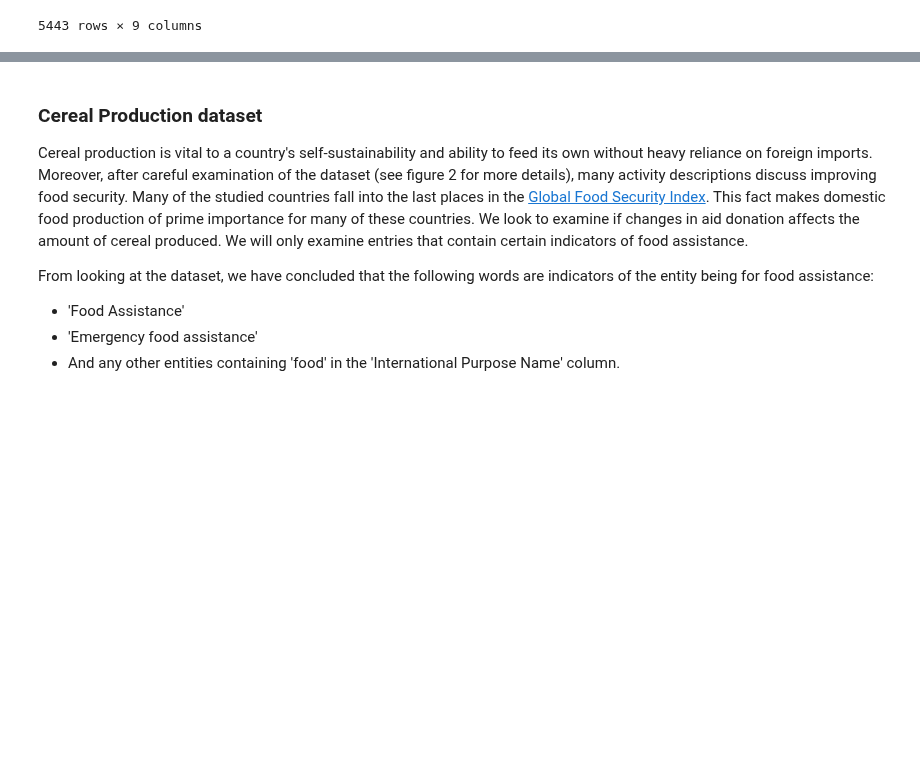
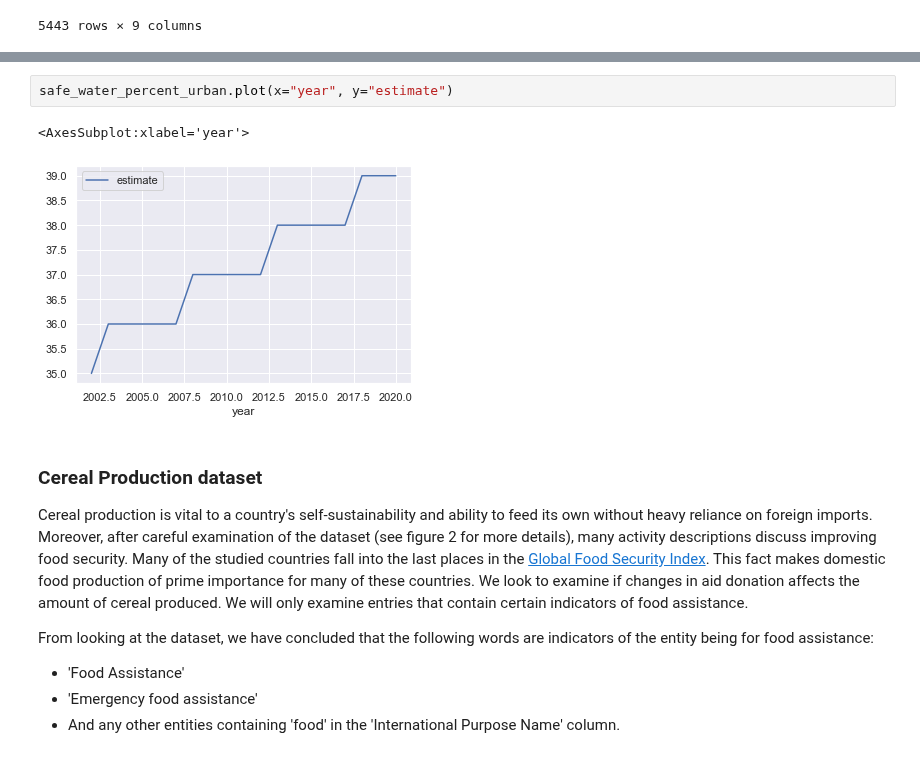
Before and after one commit to chriscallahan99/DataScience_Final_Project, a Jupyter notebook: DS_Milestone_1.ipynb, the cells around one changed output, grey strips where cells are left out. Saved outputs shown, nothing was run; the diff lists cells and outputs as text; blank space fills up the shorter version.

```diff
--- a/DS_Milestone_1.ipynb
+++ b/DS_Milestone_1.ipynb
@@ -313,3 +356,8 @@ plt.bar(Ethiopia_Election_df["Fiscal Year"], Ethiopia_Election_df["Current Dolla
+# %%
+safe_water_percent_urban.plot(x="year", y="estimate")
+# %% [output]
+<AxesSubplot:xlabel='year'>
+[figure, added]
 # %% [markdown]
 ### Cereal Production dataset
 Cereal production is vital to a country's self-sustainability and ability to feed its own without heavy reliance on foreign imports. Moreover, after careful examination of the dataset (see figure 2 for more details), many activity descriptions discuss improving food security. Many of the studied countries fall into the last places in the [Global Food Security Index](https://impact.economist.com/sustainability/project/food-security-index#rankings-and-trends 'Food Security Inded'). This fact makes domestic food production of prime importance for many of these countries. We look to examine if changes in aid donation affects the amount of cereal produced. We will only examine entries that contain certain indicators of food assistance.
```
Also changed, not shown: parts of 7 cells of this notebook, 1 other file.
